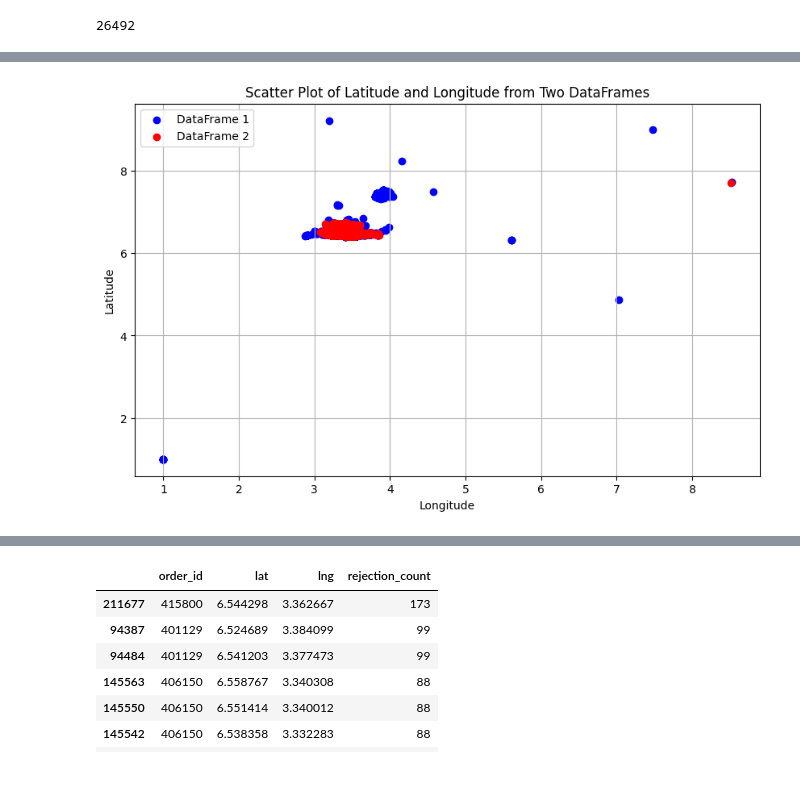
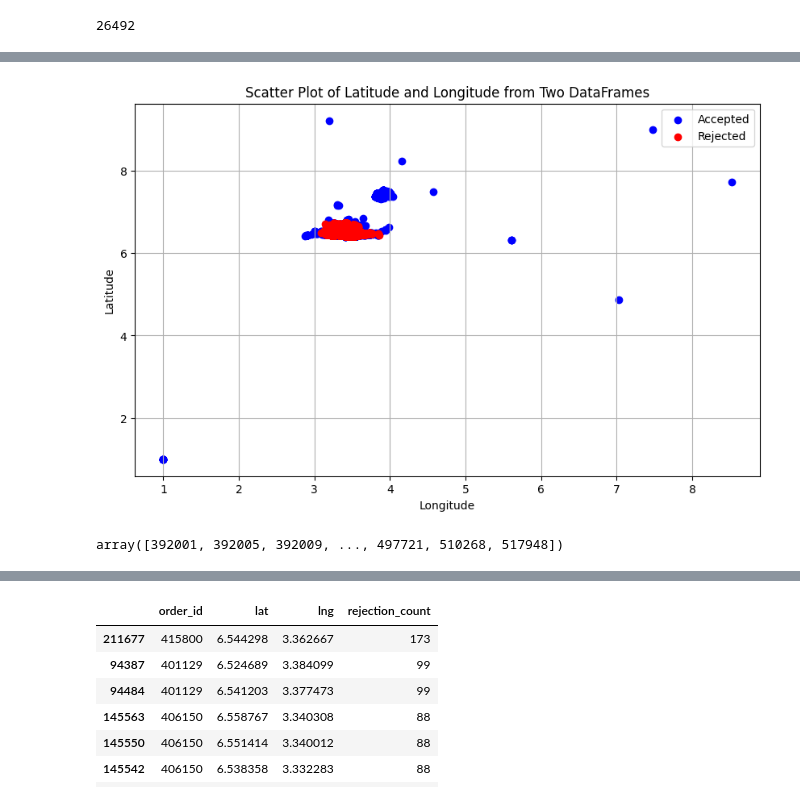
Before and after one commit to JabezETH/Logistic-optimization-Delivery-drivers-location-optimisation-with-Causal-Inference-, a Jupyter notebook: notebooks/data_overview.ipynb, the cells around one changed output, grey strips where cells are left out. Drawn from its saved outputs; the diff is of its cells as text; code cells hidden in the pictures.

```diff
--- a/notebooks/data_overview.ipynb
+++ b/notebooks/data_overview.ipynb
@@ -17,0 +142,22 @@ lat_mean = df_trip['lat_org'].mean()
+# %%
+sns.set(style="whitegrid")
+
+# Create a lineplot to show the sequence of rejections and acceptance for each order
+plt.figure(figsize=(12, 8))
+sns.lineplot(
+    data=filtered_df,
+    x='date',
+    y='order_id',
+    hue='driver_action',
+    marker='o',
+    style='driver_action',
+    palette={'accepted': 'green', 'rejected': 'red'}
+)
+
+# Add titles and labels
+plt.title('Sequence of Driver Actions for Each Order')
+plt.xlabel('Timestamp')
+plt.ylabel('Order ID')
+
+# Show plot
+plt.show()
@@ -18 +191,5 @@ lat_mean = df_trip['lat_org'].mean()
+# %%
+# Calculatin the mean distance
+lon_mean = df_locations['lng'].mean()
+lat_mean = df_locations['lat'].mean()
 # %%
@@ -39,4 +216,5 @@ def haversine_distance(lat1, lon1, lat2, lon2):
 
     return distance
 # %%
-df_trip['distance_to_centroid_km'] = df_trip.apply(lambda row: haversine_distance(row['lat_org'], row['lon_org'], lat_mean, lon_mean), axis=1)
+# Calculating the distance of each order to the mean loaction
+df_locations['distance_to_centroid_km'] = df_locations.apply(lambda row: haversine_distance(row['lat'], row['lng'], lat_mean, lon_mean), axis=1)
@@ -119,3 +284,6 @@ plt.xlabel('X axis label')
 plt.ylabel('Y axis label')
 plt.title('Scatter Plot with Different Colors from Different DataFrames')
 plt.show()
+# %%
+df_rejected = df_locations[df_locations['driver_action']=='rejected']
+df_rejected
@@ -122,20 +304,25 @@ plt.show()
 # %%
 plt.figure(figsize=(10, 6))
 
 # Scatter plot for the first dataframe
 plt.scatter(df_trip['lon_org'], df_trip['lat_org'], color='blue', label='Accepted')
 
 # Scatter plot for the second dataframe
-plt.scatter(df_locations['lng'], df_locations['lat'], color='red', label='Rejected')
+plt.scatter(df_rejected['lng'], df_rejected['lat'], color='red', label='Rejected')
 
 # Adding labels and title
 plt.xlabel('Longitude')
 plt.ylabel('Latitude')
 plt.title('Scatter Plot of Latitude and Longitude from Two DataFrames')
 plt.legend()
 
 # Show plot
 plt.grid(True)
 plt.show()
 # %% [output]
-[figure, old version]
+[figure, new version]
+# %%
+df_rejected_orderid =  df_rejected['order_id'].unique()
+df_rejected_orderid
+# %% [output]
+array([392001, 392005, 392009, ..., 497721, 510268, 517948])
```
Also changed, not shown: parts of 37 cells of this notebook, 10 other files.
